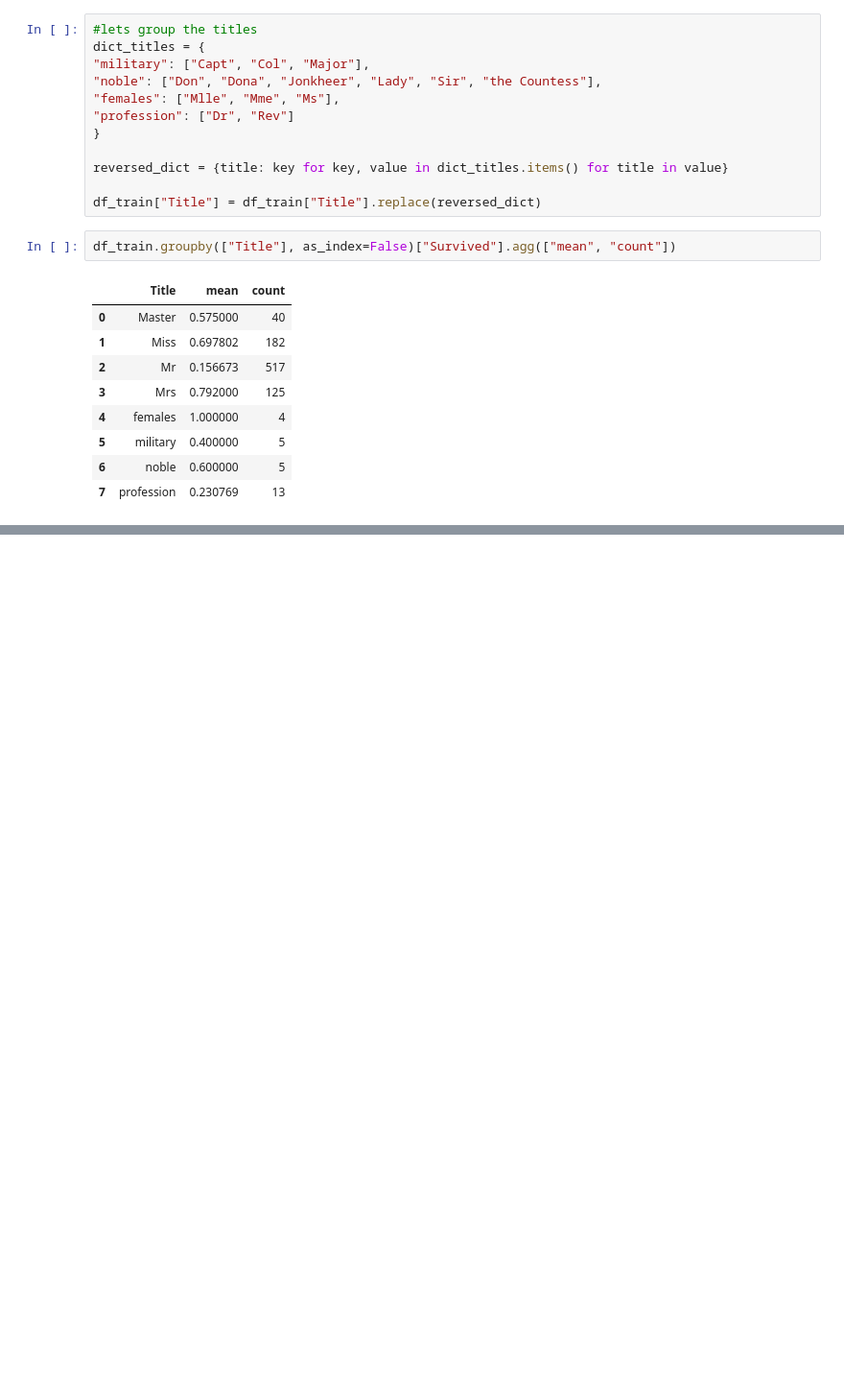
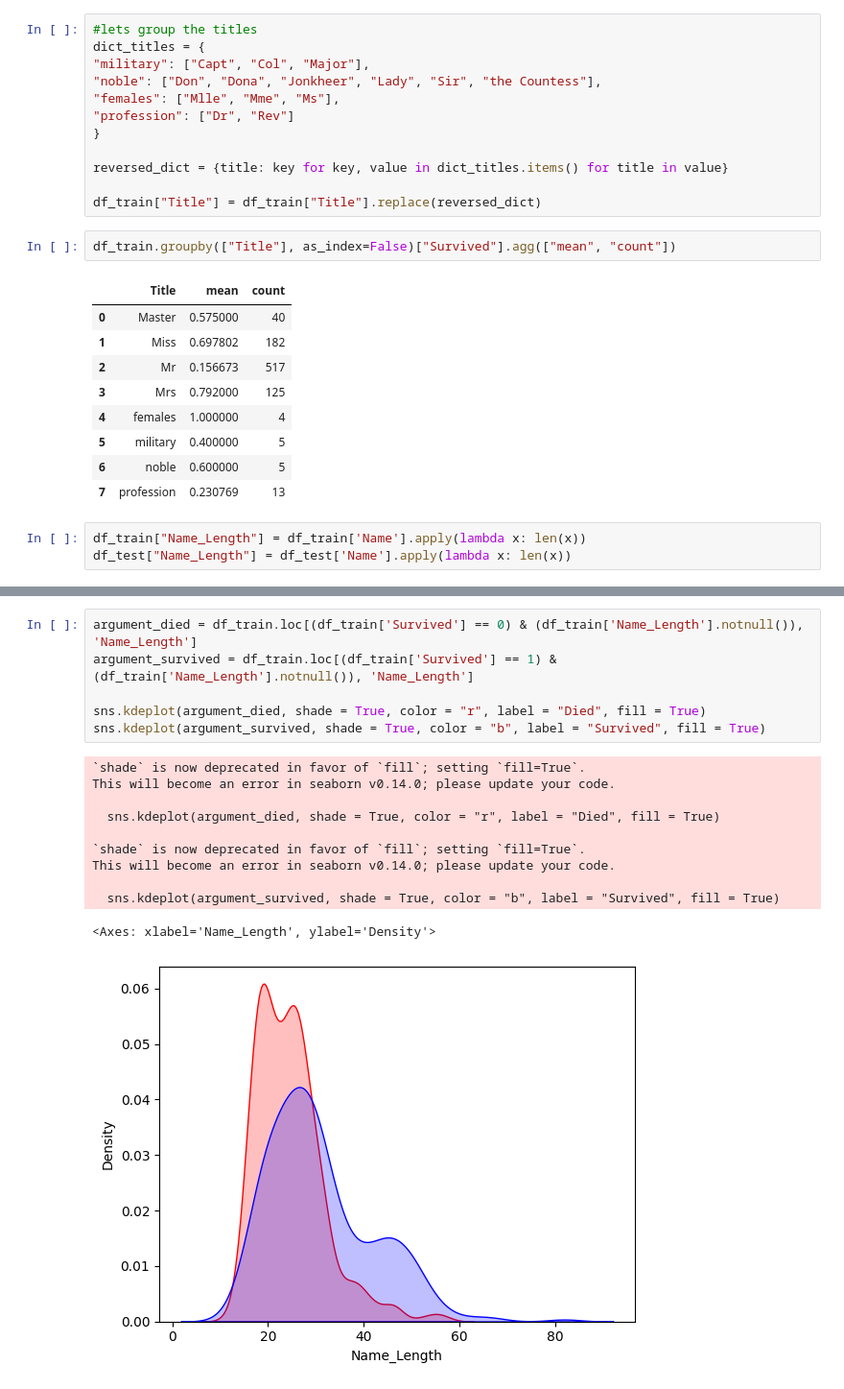
Before and after one commit to OjmJakon/titanic-survival-prediction, a Jupyter notebook: main.ipynb, the cells around one changed output, grey strips where cells are left out. Shown: that part at 96% size. Saved outputs shown, nothing was run; the diff lists cells and outputs as text; blank space fills up the shorter version.

```diff
--- a/main.ipynb
+++ b/main.ipynb
@@ -209,3 +208,6 @@ df_train.groupby(["Title"], as_index=False)["Survived"].agg(["mean", "count"])
 | 5 | military | 0.400000 | 5 |
 | 6 | noble | 0.600000 | 5 |
 | 7 | profession | 0.230769 | 13 |
+# %%
+df_train["Name_Length"] = df_train['Name'].apply(lambda x: len(x))
+df_test["Name_Length"] = df_test['Name'].apply(lambda x: len(x))
@@ -211,0 +229,18 @@ df_train.groupby(["Title"], as_index=False)["Survived"].agg(["mean", "count"])
+# %%
+argument_died = df_train.loc[(df_train['Survived'] == 0) & (df_train['Name_Length'].notnull()), 'Name_Length']
+argument_survived = df_train.loc[(df_train['Survived'] == 1) & (df_train['Name_Length'].notnull()), 'Name_Length']
+
+sns.kdeplot(argument_died, shade = True, color = "r", label = "Died", fill = True)
+sns.kdeplot(argument_survived, shade = True, color = "b", label = "Survived", fill = True)
+# %% [output]
+`shade` is now deprecated in favor of `fill`; setting `fill=True`.
+This will become an error in seaborn v0.14.0; please update your code.
+
+  sns.kdeplot(argument_died, shade = True, color = "r", label = "Died", fill = True)
+
+`shade` is now deprecated in favor of `fill`; setting `fill=True`.
+This will become an error in seaborn v0.14.0; please update your code.
+
+  sns.kdeplot(argument_survived, shade = True, color = "b", label = "Survived", fill = True)
+<Axes: xlabel='Name_Length', ylabel='Density'>
+[figure, added]
```
Also changed, not shown: parts of 15 cells of this notebook.
